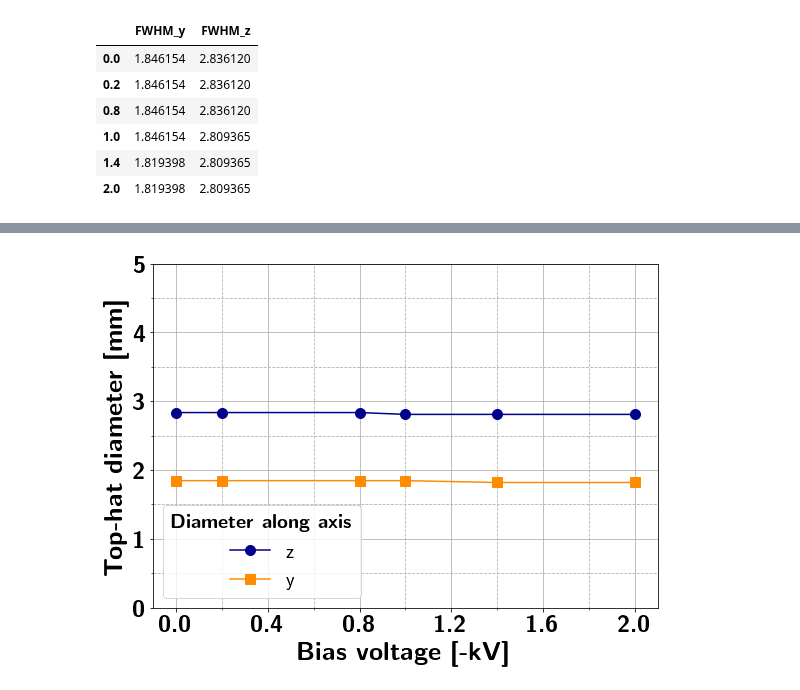
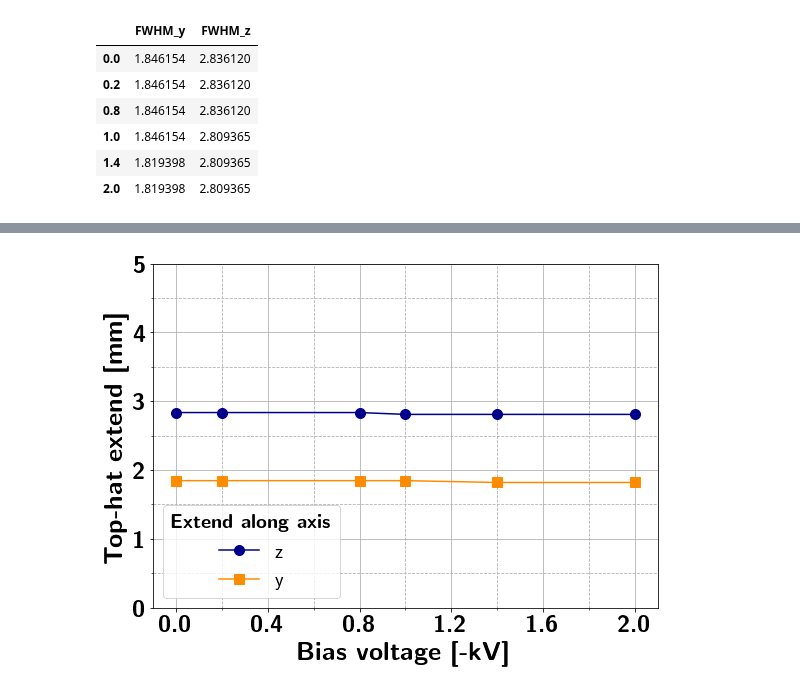
Before and after one commit to kromerh/phd_python, a Jupyter notebook: 03_COMSOL/03_BeamOptics/03_new_chamber/final_design/with_extraction/2020-02-26.V_bias.ipynb, the cells around one changed output, grey strips where cells are left out. Cells and saved outputs as stored; diff of their text form; code cells hidden in the pictures.

```diff
--- a/03_COMSOL/03_BeamOptics/03_new_chamber/final_design/with_extraction/2020-02-26.V_bias.ipynb
+++ b/03_COMSOL/03_BeamOptics/03_new_chamber/final_design/with_extraction/2020-02-26.V_bias.ipynb
@@ -422,8 +392,8 @@ NameError: name 'OUTFOLDER' is not defined
 # %%
 OUTFOLDER = '/Users/hkromer/polybox/Thesis/Chapters/FurtherNeutronGeneratorUpgrades/Figures/COMSOL_suppression_FWHM_V_Bias/'
 FIGNAME = 'COMSOL_suppression_FWHM_V_Bias'
-# df_fwhm.to_csv(f"{OUTFOLDER}/FWHM_DATA.csv")
-df_fwhm = pd.read_csv(f"{OUTFOLDER}/FWHM_DATA.csv", index_col=0)
+df_fwhm.to_csv(f"{OUTFOLDER}/FWHM_DATA.csv")
+# df_fwhm = pd.read_csv(f"{OUTFOLDER}/FWHM_DATA.csv", index_col=0)
 # %%
 # plot for each time
 fig, ax1 = plt.subplots(figsize=(8, 6))
@@ -448,33 +418,33 @@ legend_elements = [Line2D([0], [0], marker='o', color='darkblue', label='z',
                    Line2D([0], [0], marker='s', color='darkorange', label='y',
                           markerfacecolor='darkorange', markersize=10)
                    ]
 
 # l2 = plt.legend(handles=legend_elements,loc=(0.31, 0.81), handlelength=0, fontsize=14)
 l2 = plt.legend(handles=legend_elements, loc='lower left', fontsize=fs-6)
-l2.set_title(r"\textbf{Diameter along axis}", prop = {'size': fs-6})
+l2.set_title(r"\textbf{Extend along axis}", prop = {'size': fs-6})
 
 ax1.set_xlabel(r"\textbf{Bias voltage [-kV]}", fontsize=fs)
-ax1.set_ylabel(r"\textbf{Top-hat diameter [mm]}", fontsize=fs)
+ax1.set_ylabel(r"\textbf{Top-hat extend [mm]}", fontsize=fs)
 
 ax1.tick_params(axis='y', labelsize=fs-2)
 ax1.tick_params(axis='x', labelsize=fs-2)
 
 # minor ticks x
 minor_locator = AutoMinorLocator(2)
 ax1.xaxis.set_minor_locator(minor_locator)
 # minor ticks y
 minor_locator = AutoMinorLocator(2)
 ax1.yaxis.set_minor_locator(minor_locator)
 
 ax1.grid(b=True, which='major', linestyle='-')
 ax1.grid(b=True, which='minor', linestyle='--')
 
 
 plt.ylim(0, 5)
 plt.xlim(-0.1,2.1)
 ax1.set_xticks(np.arange(0, 2.2, 0.4))
 plt.tight_layout()
 plt.savefig(f"{OUTFOLDER}{FIGNAME}.pdf")
 plt.show()
 # %% [output]
-[figure, old version]
+[figure, new version]
```
Also changed, not shown: parts of 6 cells of this notebook, 3 other files.
